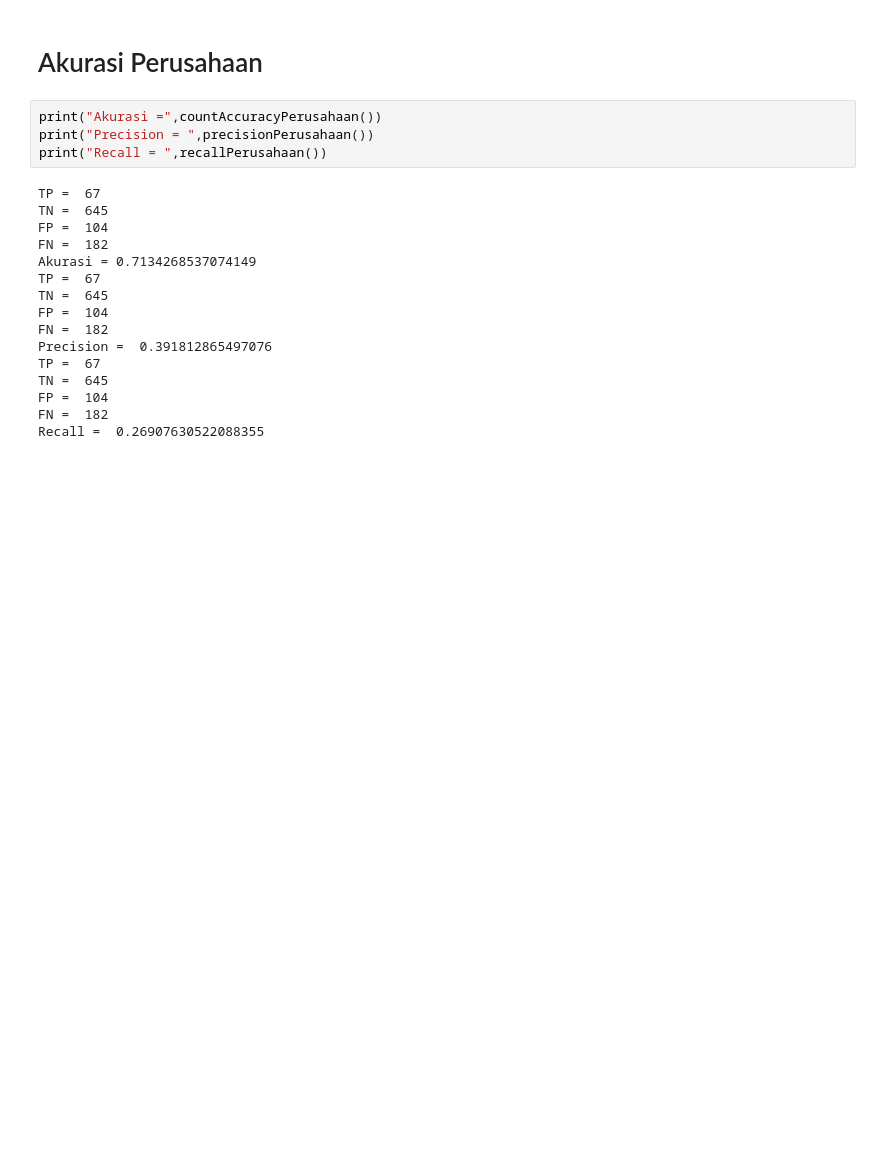
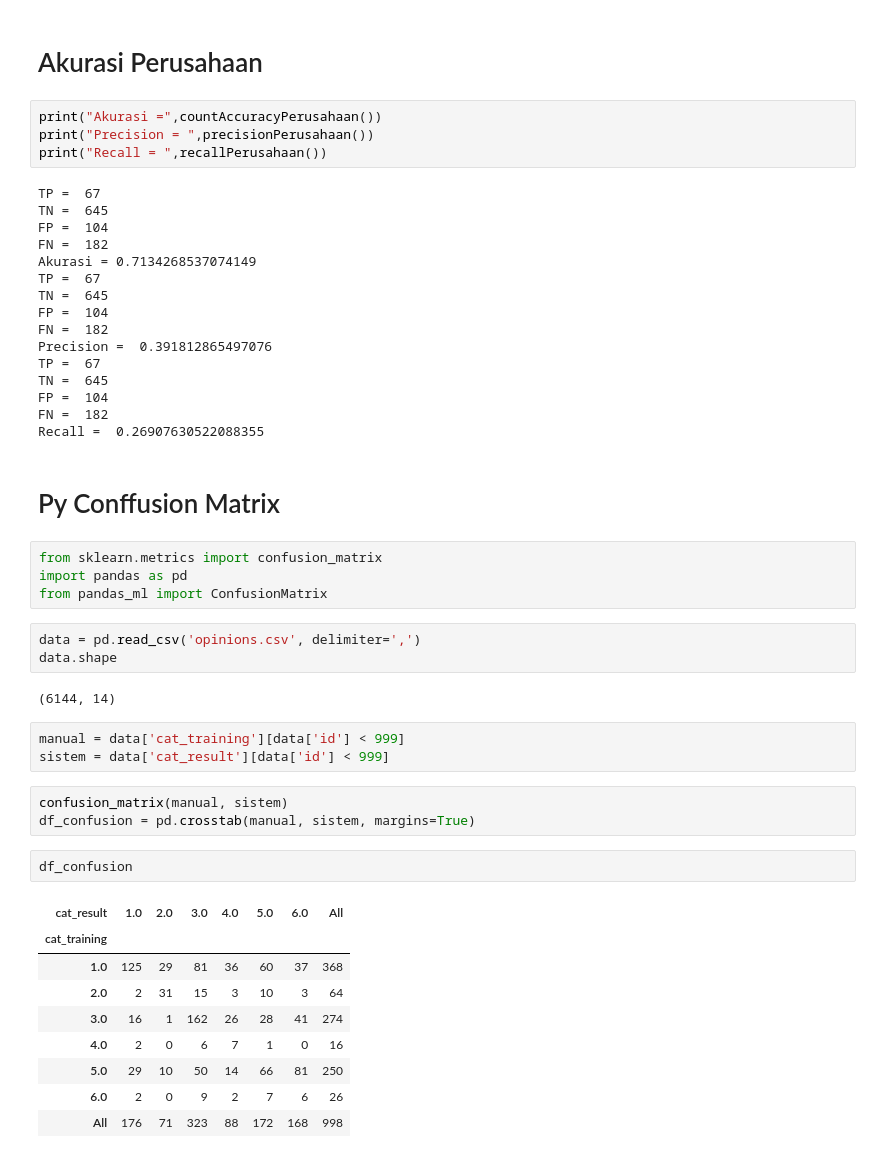
Before and after one commit to krfadlh/cosine-similarity, a Jupyter notebook: Akurasi.ipynb, the cells around one changed output. Saved outputs shown, nothing was run; the diff lists cells and outputs as text; blank space fills up the shorter version.

```diff
--- a/Akurasi.ipynb
+++ b/Akurasi.ipynb
@@ -398,3 +398,32 @@ TN =  645
 FP =  104
 FN =  182
 Recall =  0.26907630522088355
+# %% [markdown]
+# Py Conffusion Matrix
+# %%
+from sklearn.metrics import confusion_matrix
+import pandas as pd
+from pandas_ml import ConfusionMatrix
+# %%
+data = pd.read_csv('opinions.csv', delimiter=',')
+data.shape
+# %% [output]
+(6144, 14)
+# %%
+manual = data['cat_training'][data['id'] < 999]
+sistem = data['cat_result'][data['id'] < 999]
+# %%
+confusion_matrix(manual, sistem)
+df_confusion = pd.crosstab(manual, sistem, margins=True)
+# %%
+df_confusion
+# %% [output]
+| cat_result | 1.0 | 2.0 | 3.0 | 4.0 | 5.0 | 6.0 | All |
+| cat_training |  |  |  |  |  |  |  |
+| 1.0 | 125 | 29 | 81 | 36 | 60 | 37 | 368 |
+| 2.0 | 2 | 31 | 15 | 3 | 10 | 3 | 64 |
+| 3.0 | 16 | 1 | 162 | 26 | 28 | 41 | 274 |
+| 4.0 | 2 | 0 | 6 | 7 | 1 | 0 | 16 |
+| 5.0 | 29 | 10 | 50 | 14 | 66 | 81 | 250 |
+| 6.0 | 2 | 0 | 9 | 2 | 7 | 6 | 26 |
+| All | 176 | 71 | 323 | 88 | 172 | 168 | 998 |
```
Also changed, not shown: parts of 1 cell of this notebook, 5 other files.
